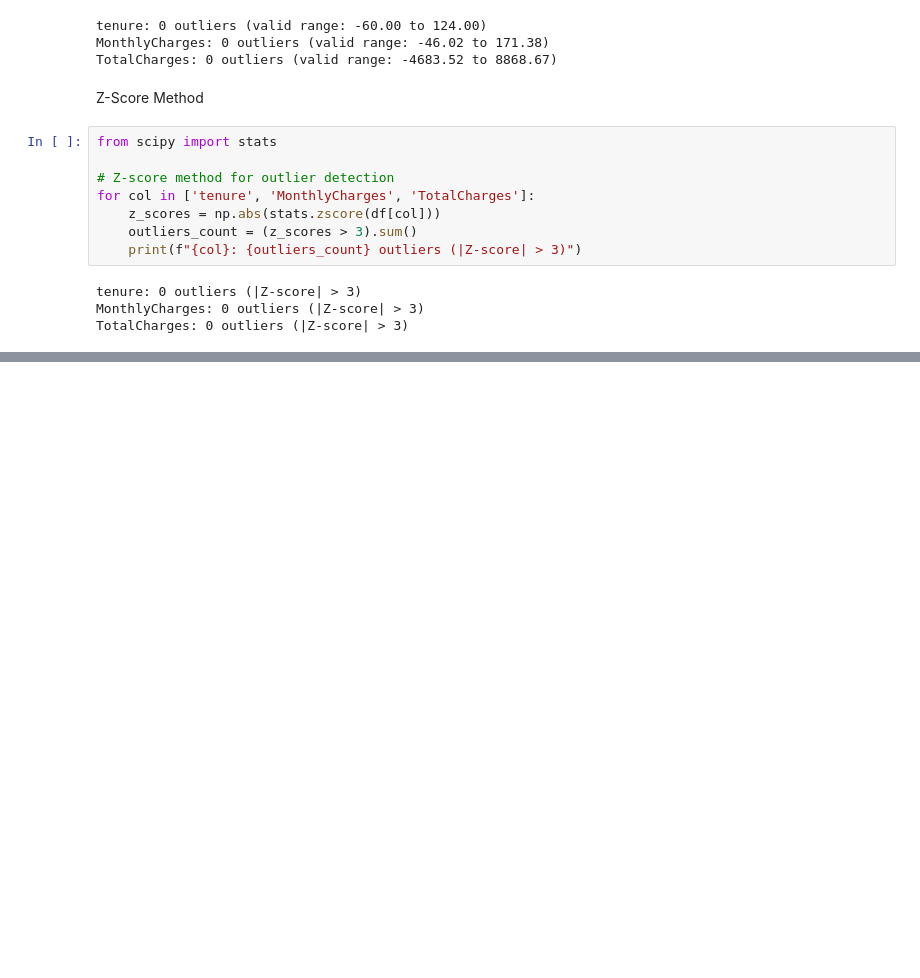
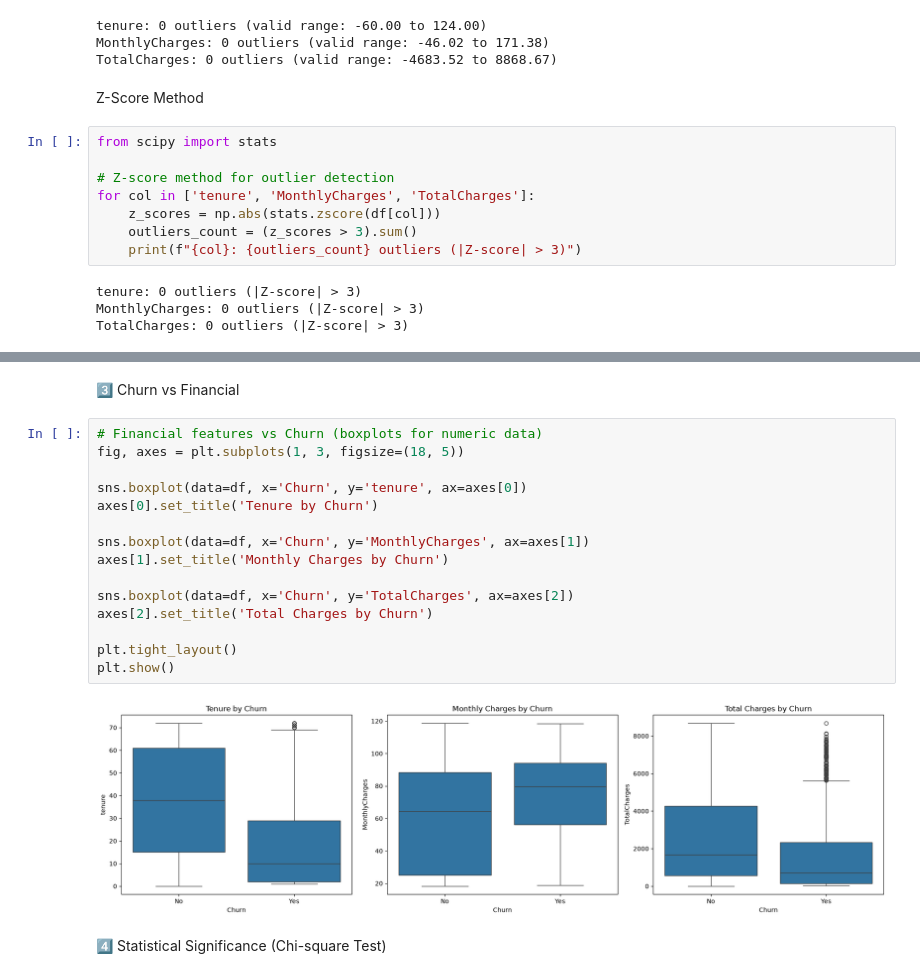
Before and after one commit to kasunwathsala/telco-customer-churn-analysis, a Jupyter notebook: notebooks/01_eda.ipynb, the cells around one changed output, grey strips where cells are left out. Drawn from its saved outputs; the diff is of its cells as text; blank space fills up the shorter version.

```diff
--- a/notebooks/01_eda.ipynb
+++ b/notebooks/01_eda.ipynb
@@ -239,0 +287,21 @@ TotalCharges: 0 outliers (|Z-score| > 3)
+# %% [markdown]
+3️⃣ Churn vs Financial
+# %%
+# Financial features vs Churn (boxplots for numeric data)
+fig, axes = plt.subplots(1, 3, figsize=(18, 5))
+
+sns.boxplot(data=df, x='Churn', y='tenure', ax=axes[0])
+axes[0].set_title('Tenure by Churn')
+
+sns.boxplot(data=df, x='Churn', y='MonthlyCharges', ax=axes[1])
+axes[1].set_title('Monthly Charges by Churn')
+
+sns.boxplot(data=df, x='Churn', y='TotalCharges', ax=axes[2])
+axes[2].set_title('Total Charges by Churn')
+
+plt.tight_layout()
+plt.show()
+# %% [output]
+[figure, added]
+# %% [markdown]
+4️⃣ Statistical Significance (Chi-square Test)
```
Also changed, not shown: parts of 6 cells of this notebook.
